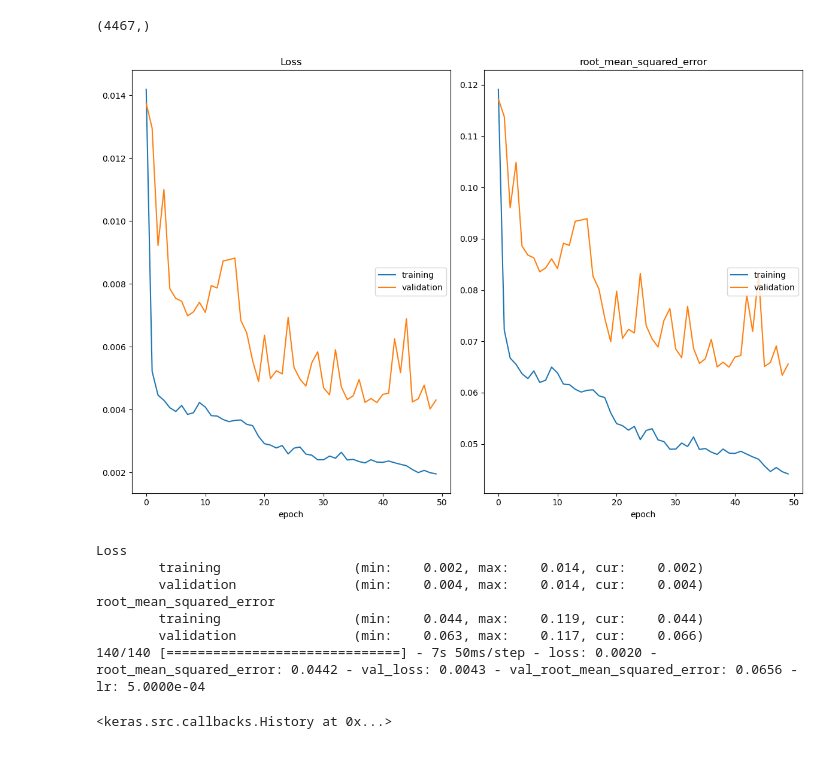
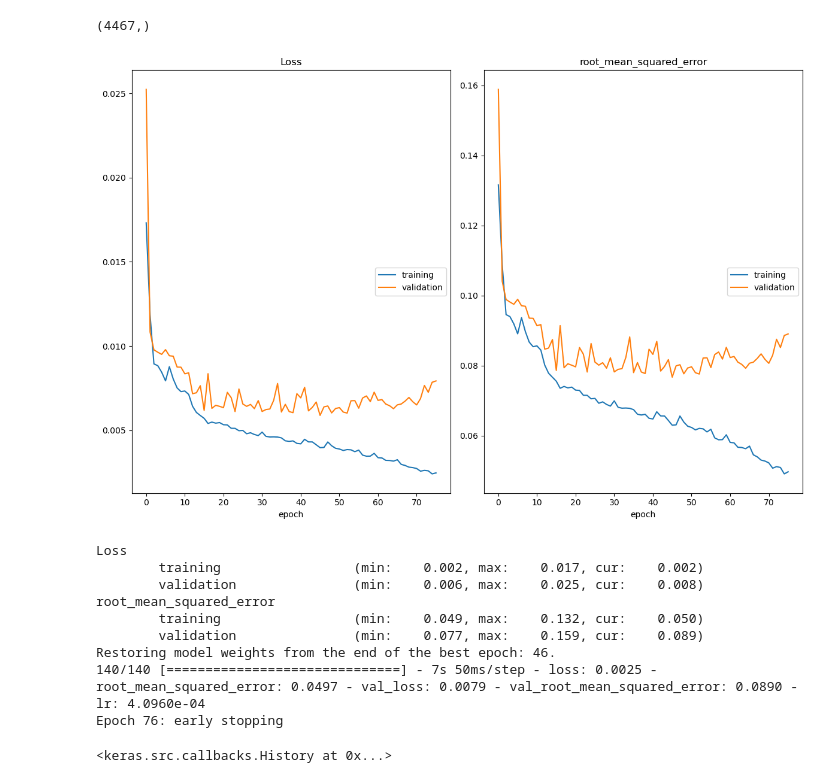
Before and after one commit to ilya-talankin/AutoLSTM, a Jupyter notebook: AutoLSTM.ipynb, the cells around one changed output. Saved outputs shown, nothing was run; the diff lists cells and outputs as text; code cells hidden in the pictures.

```diff
--- a/AutoLSTM.ipynb
+++ b/AutoLSTM.ipynb
@@ -35,11 +35,11 @@ data = data.drop('Unnamed: 0', axis=1)
 unused_features = [
     'SolarRadiationGlobalAt0',
     'SolarRadiationDirectAt0',
-    'power_normed'
+    'SolarRadiationDiffuseAt0'
 ]
 for feature in unused_features:
     data = data.drop(feature, axis=1)
-radiation = data.pop('SolarRadiationDiffuseAt0')
+radiation = data.pop('power_normed')
 
 print('Dataset size: ', data.shape)
 print(data.columns)
@@ -132,7 +132,7 @@ def prepareData(features, radiation, history_size, forecast_lenth):
     y = []
     for i in range(history_size, len(features)):
         x.append(features[i - history_size : i])
-        y.append(radiation[i])
+        y.append(radiation[i - 1])
     return np.array(x), np.array(y)
 # %%
 from sklearn.model_selection import train_test_split
@@ -191,18 +191,21 @@ np.shape(y_train)
 # %%
 from livelossplot import PlotLossesKeras
 
-reduce_lr = tf.keras.callbacks.ReduceLROnPlateau(monitor='val_loss', factor=0.5, patience=10, min_lr=1e-8)
+reduce_lr = tf.keras.callbacks.ReduceLROnPlateau(monitor='val_loss', factor=0.8, patience=10, min_lr=1e-8)
+early_stop = tf.keras.callbacks.EarlyStopping(monitor='val_loss', patience=30, restore_best_weights=True, verbose=1)
 
-model.fit(x_train, y_train, epochs=50, validation_data=(x_val, y_val), callbacks=[PlotLossesKeras(), reduce_lr])
+model.fit(x_train, y_train, epochs=200, validation_data=(x_val, y_val), callbacks=[PlotLossesKeras(), reduce_lr, early_stop])
 # %% [output]
-[figure, old version]
+[figure, new version]
 Loss
-        training                 (min:    0.002, max:    0.014, cur:    0.002)
-        validation               (min:    0.004, max:    0.014, cur:    0.004)
+        training                 (min:    0.002, max:    0.017, cur:    0.002)
+        validation               (min:    0.006, max:    0.025, cur:    0.008)
 root_mean_squared_error
-        training                 (min:    0.044, max:    0.119, cur:    0.044)
-        validation               (min:    0.063, max:    0.117, cur:    0.066)
-140/140 [==============================] - 7s 50ms/step - loss: 0.0020 - root_mean_squared_error: 0.0442 - val_loss: 0.0043 - val_root_mean_squared_error: 0.0656 - lr: 5.0000e-04
+        training                 (min:    0.049, max:    0.132, cur:    0.050)
+        validation               (min:    0.077, max:    0.159, cur:    0.089)
+Restoring model weights from the end of the best epoch: 46.
+140/140 [==============================] - 7s 50ms/step - loss: 0.0025 - root_mean_squared_error: 0.0497 - val_loss: 0.0079 - val_root_mean_squared_error: 0.0890 - lr: 4.0960e-04
+Epoch 76: early stopping
 <keras.src.callbacks.History at 0x...>
 # %%
 results = model.evaluate(x_test, y_test, batch_size=128)
```
Also changed, not shown: parts of 7 cells of this notebook.
